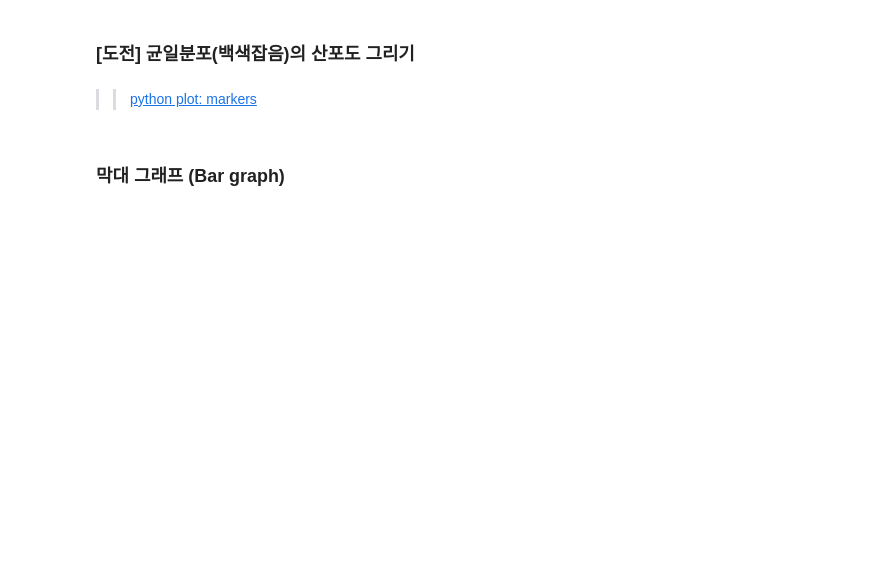
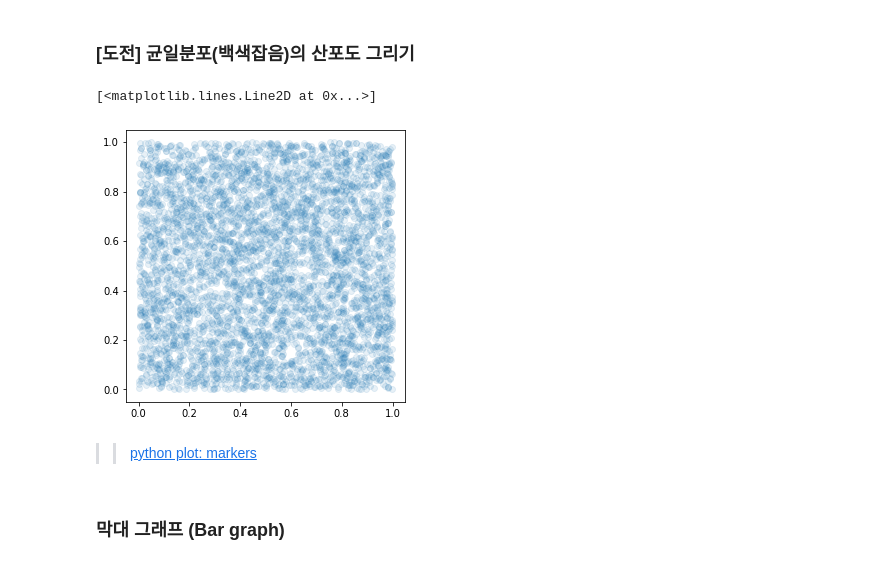
Before and after one commit to pdm03/pdm03, a Jupyter notebook: py-graphics/matplotlib_1_intro.ipynb, the cells around one changed output. Cells and saved outputs as stored; diff of their text form; code cells hidden in the pictures; blank space fills up the shorter version.

```diff
--- a/py-graphics/matplotlib_1_intro.ipynb
+++ b/py-graphics/matplotlib_1_intro.ipynb
@@ -52,3 +70,12 @@ t = plt.plot(x, y, 'o', alpha=0.1)   #, ms=8)
+# %%
+# 균일 분포에 따라 난수 생성하고 산포도 그리기
+x = np.random.rand(5000)
+y = np.random.rand(5000)
+plt.figure(figsize=(5,5))
+plt.plot(x, y, 'o', alpha=0.1)
+# %% [output]
+[<matplotlib.lines.Line2D at 0x...>]
+[figure, added]
 # %% [markdown]
 >> [python plot: markers](https://matplotlib.org/3.1.1/api/markers_api.html)
 # %% [markdown]
```
Also changed, not shown: parts of 12 cells of this notebook.
